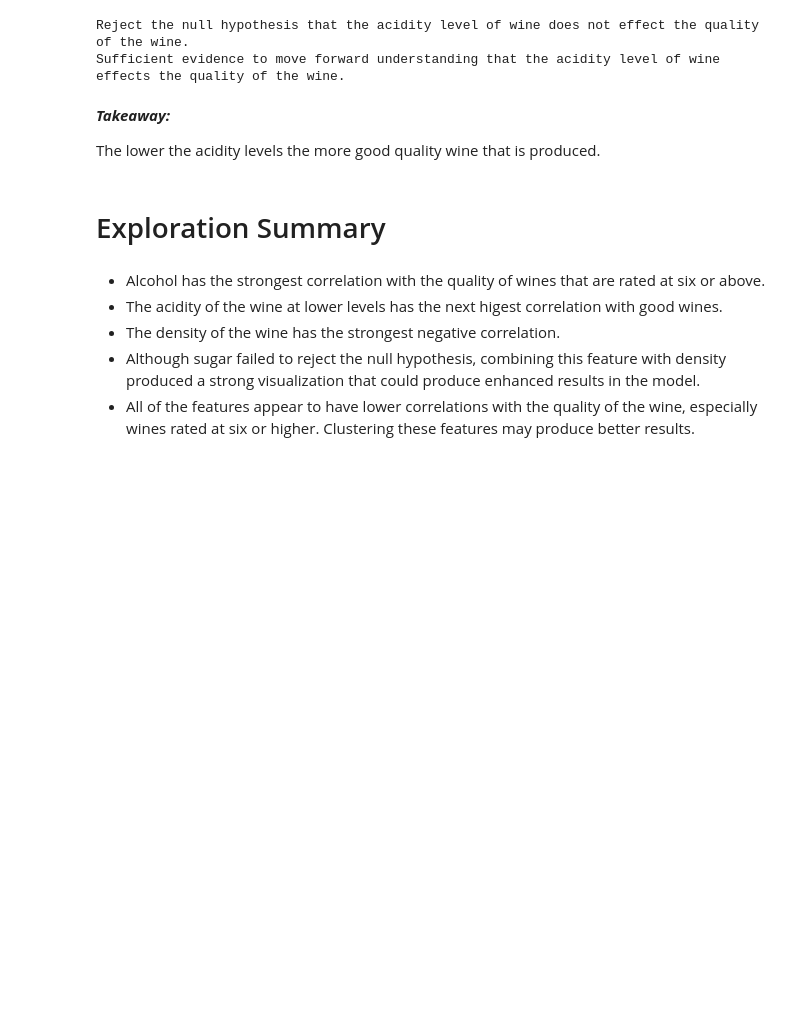
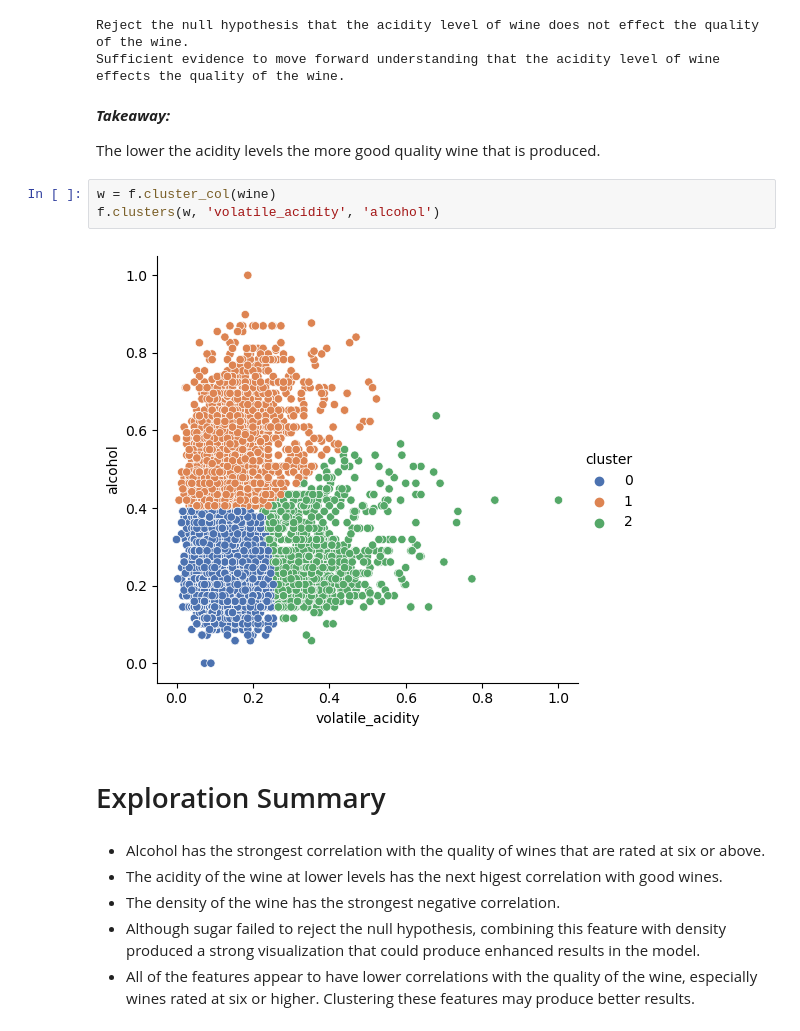
Before and after one commit to Fine-Wine/clustering-project-wine, a Jupyter notebook: clustering_project_final.ipynb, the cells around one changed output. Drawn from its saved outputs; the diff is of its cells as text; blank space fills up the shorter version.

```diff
--- a/clustering_project_final.ipynb
+++ b/clustering_project_final.ipynb
@@ -227,6 +227,11 @@ Sufficient evidence to move forward understanding that the acidity level of wine
 ***Takeaway:***
 
 The lower the acidity levels the more good quality wine that is produced.
+# %%
+w = f.cluster_col(wine)
+f.clusters(w, 'volatile_acidity', 'alcohol')
+# %% [output]
+[figure, added]
 # %% [markdown]
 # Exploration Summary
 # %% [markdown]
```
Also changed, not shown: parts of 6 cells of this notebook, 1 other file.
